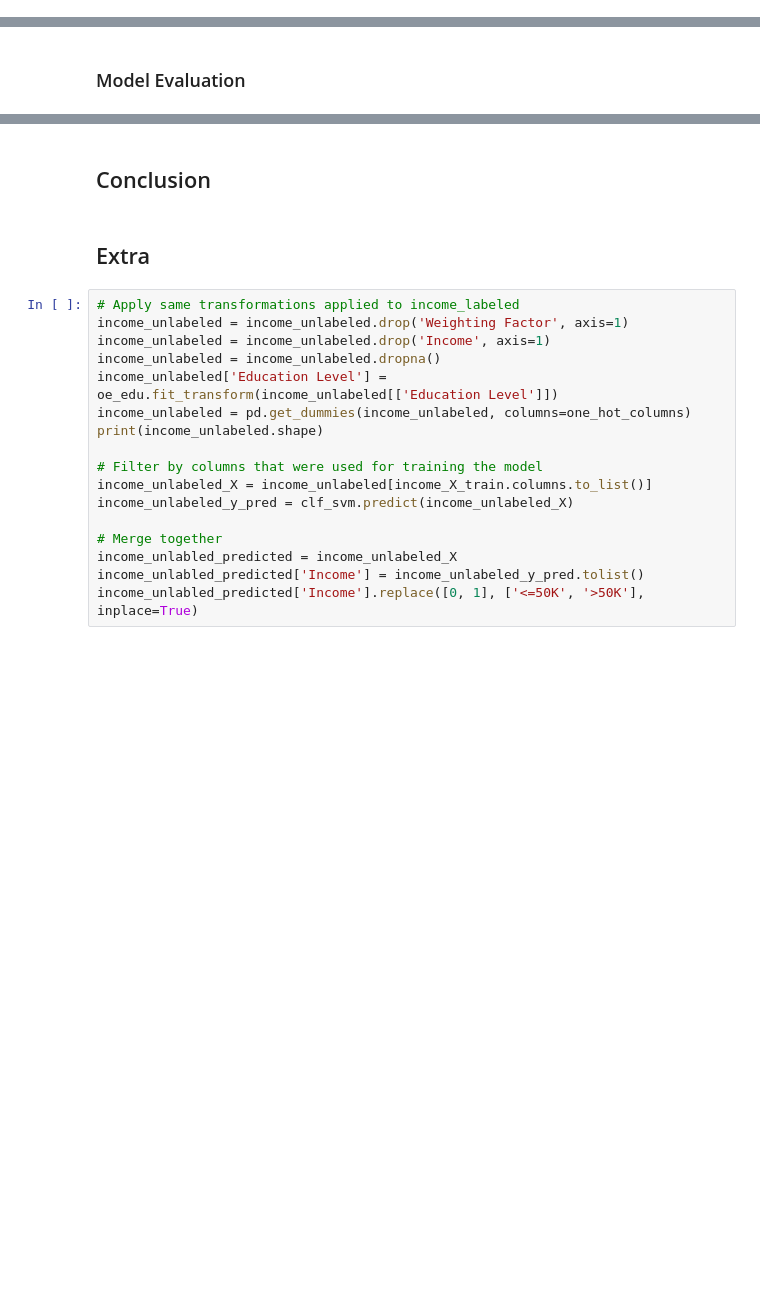
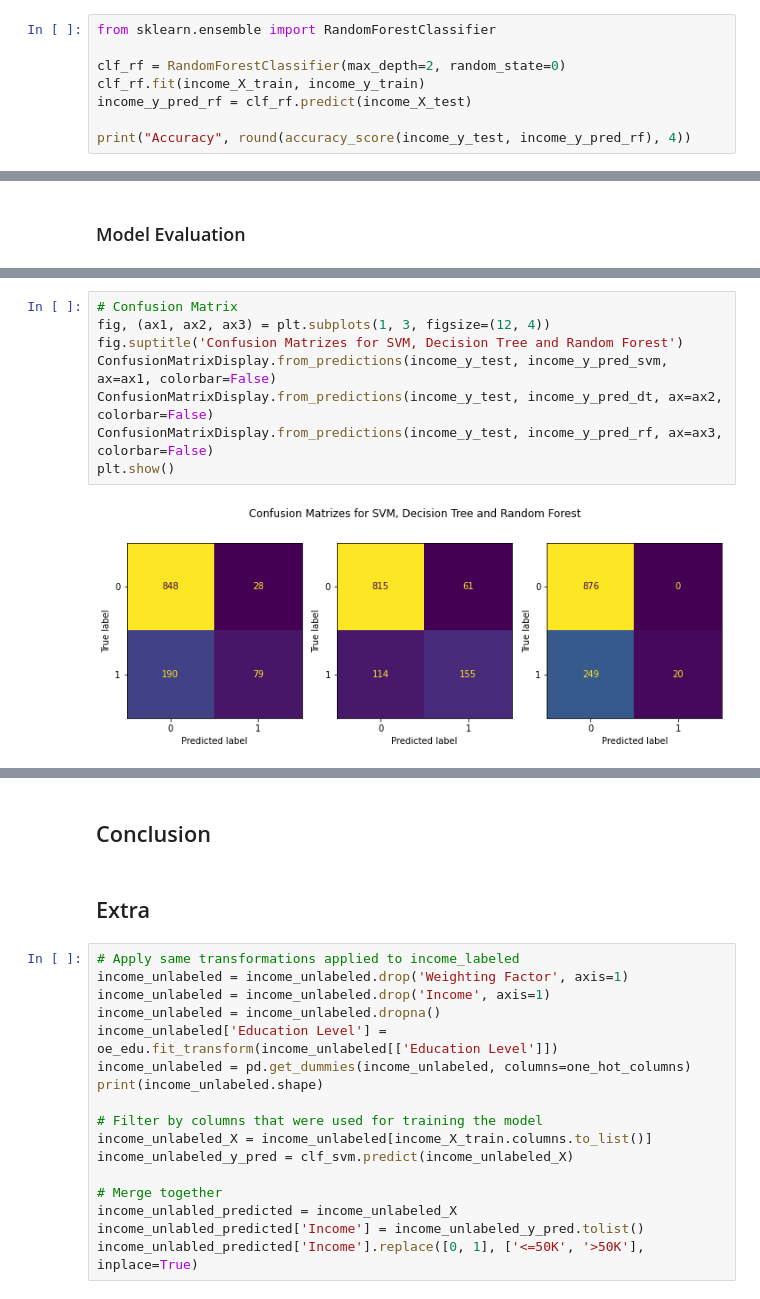
Before and after one commit to lucashoeft/Intelligent-Data-Analysis-Project, a Jupyter notebook: Intelligent-Data-Analysis-Project.ipynb, the cells around one changed output, grey strips where cells are left out. Cells and saved outputs as stored; diff of their text form; blank space fills up the shorter version.

```diff
--- a/Intelligent-Data-Analysis-Project.ipynb
+++ b/Intelligent-Data-Analysis-Project.ipynb
@@ -404,0 +383,8 @@ print("Accuracy:", accuracy_score(income_y_test, income_y_pred_rf))
+# %%
+from sklearn.ensemble import RandomForestClassifier
+
+clf_rf = RandomForestClassifier(max_depth=2, random_state=0)
+clf_rf.fit(income_X_train, income_y_train)
+income_y_pred_rf = clf_rf.predict(income_X_test)
+
+print("Accuracy", round(accuracy_score(income_y_test, income_y_pred_rf), 4))
@@ -421,0 +429,10 @@ print("Accuracy Random Forest:", round(accuracy_score(income_y_test, income_y_pr
+# %%
+# Confusion Matrix
+fig, (ax1, ax2, ax3) = plt.subplots(1, 3, figsize=(12, 4))
+fig.suptitle('Confusion Matrizes for SVM, Decision Tree and Random Forest')
+ConfusionMatrixDisplay.from_predictions(income_y_test, income_y_pred_svm, ax=ax1, colorbar=False)
+ConfusionMatrixDisplay.from_predictions(income_y_test, income_y_pred_dt, ax=ax2, colorbar=False)
+ConfusionMatrixDisplay.from_predictions(income_y_test, income_y_pred_rf, ax=ax3, colorbar=False)
+plt.show()
+# %% [output]
+[figure, added]
```
Also changed, not shown: parts of 16 cells of this notebook.
